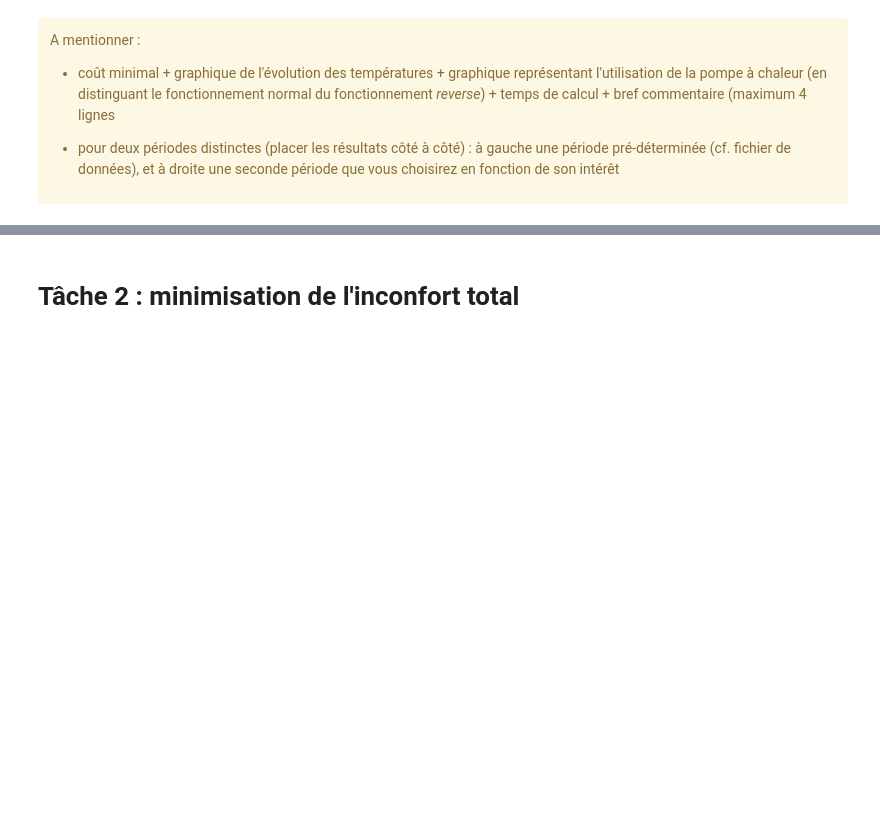
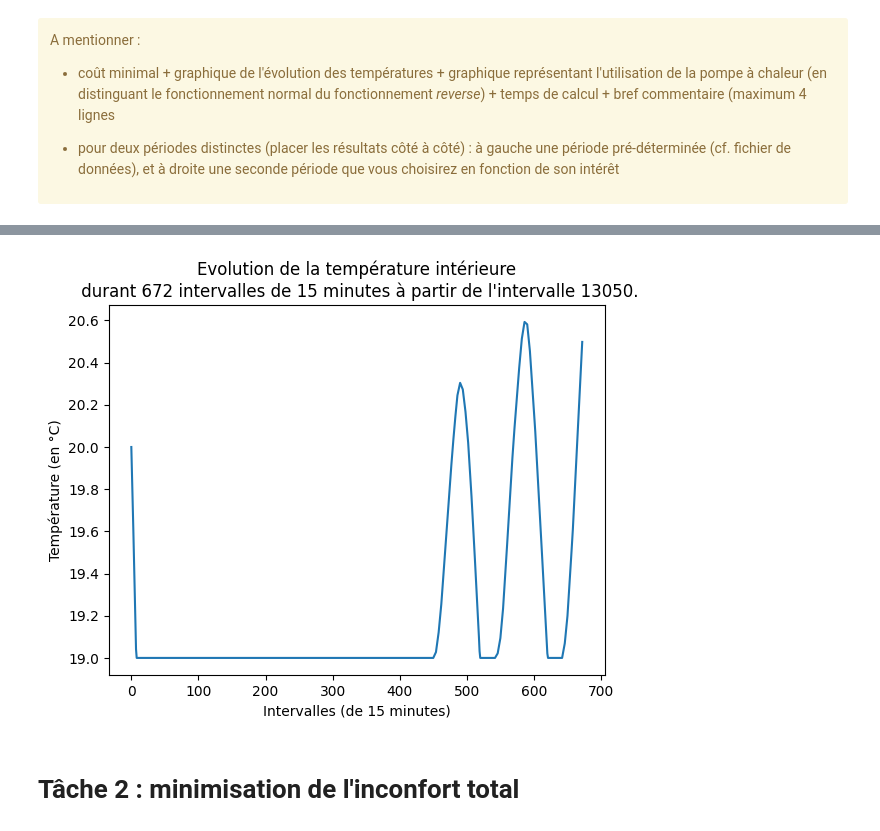
Before and after one commit to nicojmn/LINMA1702-project, a Jupyter notebook: part-1/notebook-part-1.ipynb, the cells around one changed output, grey strips where cells are left out. Cells and saved outputs as stored; diff of their text form; code cells hidden in the pictures; blank space fills up the shorter version.

Commit message:
👾  [TASK 1] Refactoring + temperature graph

```diff
--- a/part-1/notebook-part-1.ipynb
+++ b/part-1/notebook-part-1.ipynb
@@ -153,3 +181,7 @@ def get_cop(t_ext=None, mode='reverse', size=672):
+# %%
+temperature_graph(data_vector, 13050, 672, 19, 21, 0.26, 0.18)
+# %% [output]
+[figure, added]
 # %% [markdown]
 # Tâche 2 : minimisation de l'inconfort total
 # %% [markdown]
```
Also changed, not shown: parts of 6 cells of this notebook, 1 other file.
